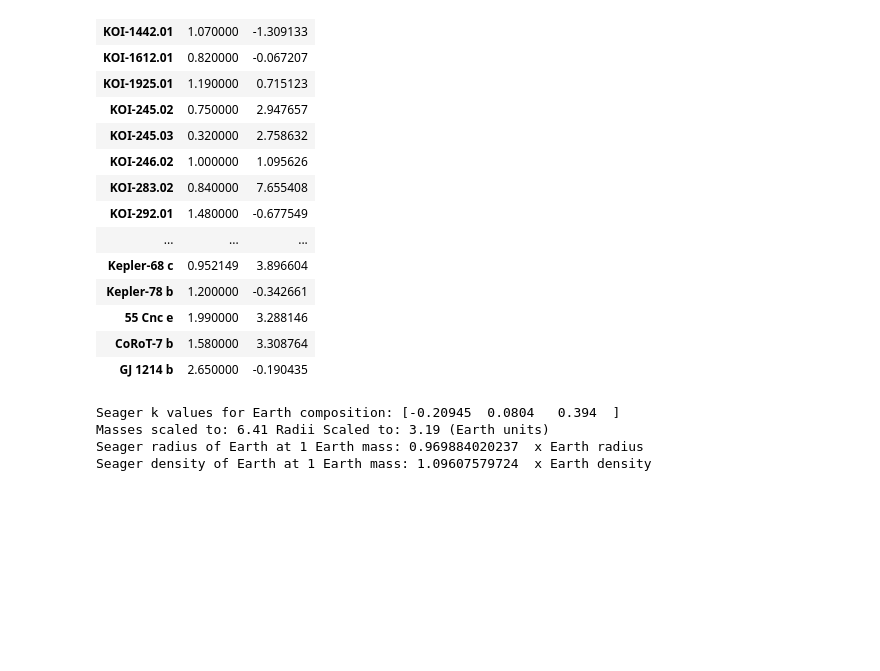
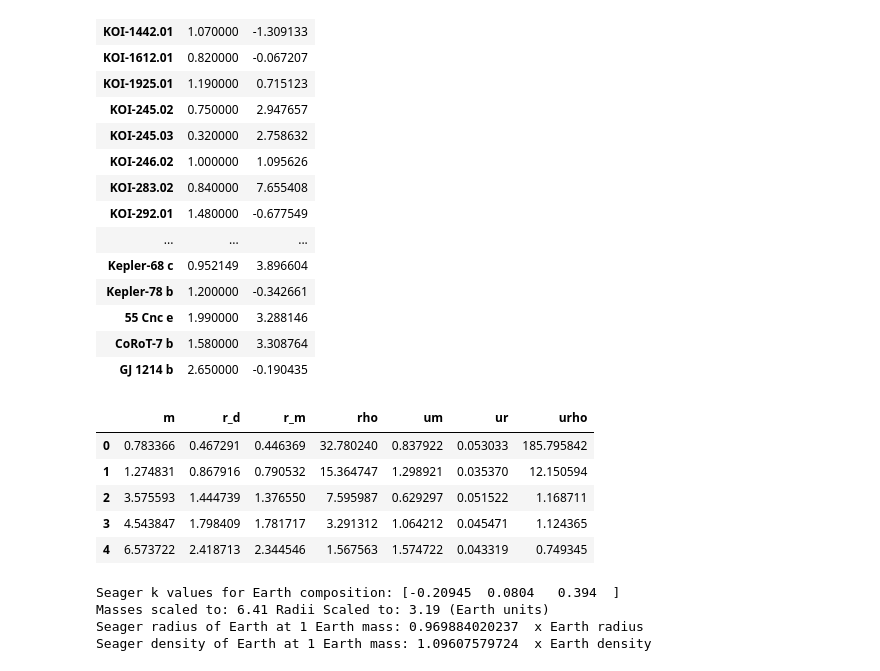
Before and after one commit to sealauren/mrf, a Jupyter notebook: plot_mr.ipynb, the cells around one changed output. Saved outputs shown, nothing was run; the diff lists cells and outputs as text; code cells hidden in the pictures; blank space fills up the shorter version.

```diff
--- a/plot_mr.ipynb
+++ b/plot_mr.ipynb
@@ -446,16 +437,24 @@ sp2.ix[:25,['r','m_resid']]
 # %%
 # bin mass, radius, density
 rwm, rwd, urw, mw, umw, rhow, urhow = [], [], [], [], [], [], []
 for r in arange(0,4.,0.5):
     rbin = sp.loc[r <= sp.r].loc[sp.r < r+0.5]
     rwm.append(np.average(rbin['r'], weights = (1./rbin.um**2.)))
     rwd.append(np.average(rbin['r'], weights = (1./rbin.urho**2.)))
     mw.append(np.average(rbin['m'], weights = 1./rbin.um**2.))
     rhow.append(np.average(rbin['rho'], weights = 1./rbin.urho**2.))
     urw.append(std(rbin.r)/sqrt(len(rbin)))
     umw.append(std(rbin.m)/sqrt(len(rbin)))
     urhow.append(std(rbin.rho)/sqrt(len(rbin)))
 means = pd.DataFrame({'r_m':rwm, 'r_d':rwd, 'ur':urw, 'm':mw, 'um':umw, 'rho':rhow, 'urho':urhow})
+means.head()
+# %% [output]
+|  | m | r_d | r_m | rho | um | ur | urho |
+| 0 | 0.783366 | 0.467291 | 0.446369 | 32.780240 | 0.837922 | 0.053033 | 185.795842 |
+| 1 | 1.274831 | 0.867916 | 0.790532 | 15.364747 | 1.298921 | 0.035370 | 12.150594 |
+| 2 | 3.575593 | 1.444739 | 1.376550 | 7.595987 | 0.629297 | 0.051522 | 1.168711 |
+| 3 | 4.543847 | 1.798409 | 1.781717 | 3.291312 | 1.064212 | 0.045471 | 1.124365 |
+| 4 | 6.573722 | 2.418713 | 2.344546 | 1.567563 | 1.574722 | 0.043319 | 0.749345 |
 # %%
 # Calculate Earth composition from Seager 2007
 # this is good for Ms < 4
```
Also changed, not shown: parts of 2 cells of this notebook, 16 other files.
